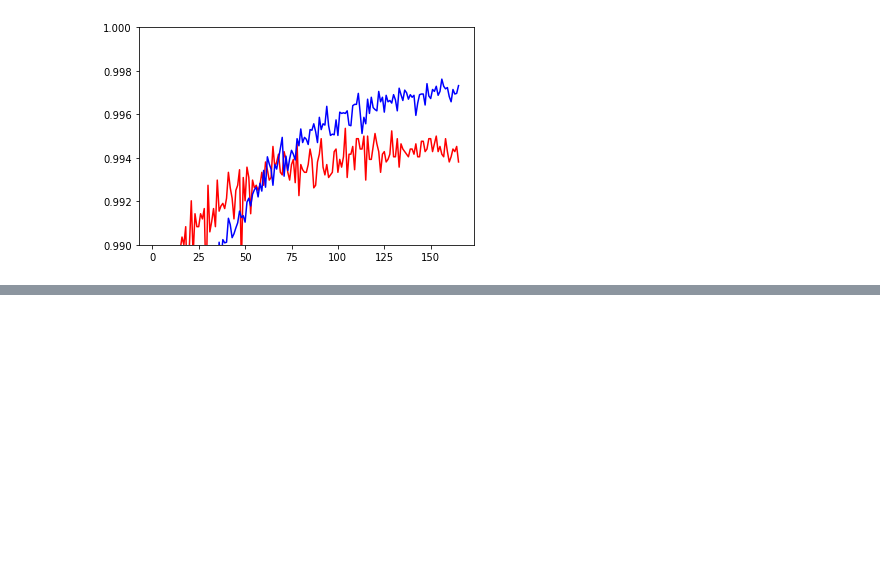
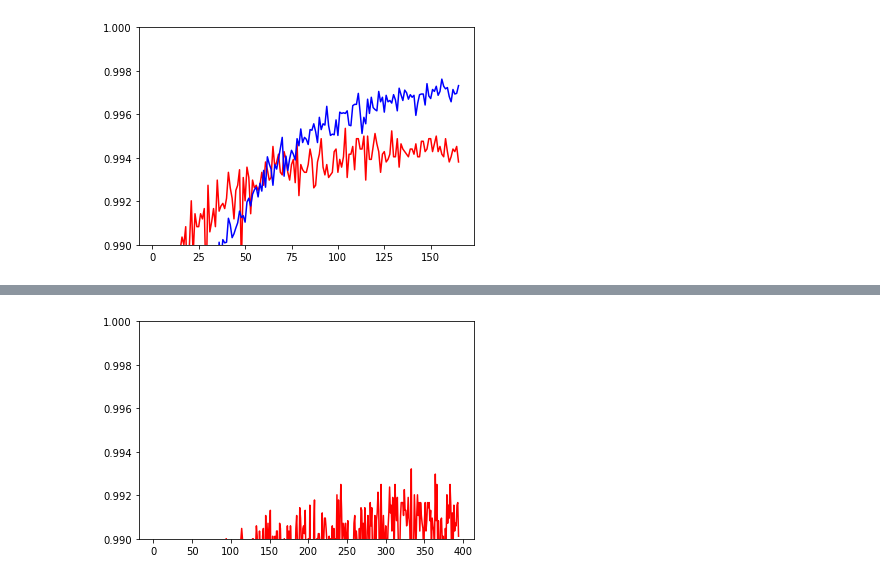
Before and after one commit to NicolasFerland/MNIST, a Jupyter notebook: tensorflowgpu.ipynb, the cells around one changed output, grey strips where cells are left out. Saved outputs shown, nothing was run; the diff lists cells and outputs as text; code cells hidden in the pictures; blank space fills up the shorter version.

```diff
--- a/tensorflowgpu.ipynb
+++ b/tensorflowgpu.ipynb
@@ -68,7 +97,7 @@ model.compile(optimizer='adam',
 callbacks = [EarlyStopping(monitor='val_acc', min_delta=0., patience=10)]
 
 for batchsize in [32, 64, 128, 256]:
-    model.fit(X_train, y_train, epochs=1, batch_size=32,verbose=2,callbacks=callbacks,shuffle=True,
+    model.fit(X_train, y_train, epochs=1, batch_size=batch_size,verbose=2,callbacks=callbacks,shuffle=True,
               validation_data=(X_test, y_test))
 
 # Another advantage of GPU is that my PC fan make less noise with it.
@@ -1178,0 +1266,79 @@ display(best)
+# %%
+# Try with same rather than valid
+
+# Try with GlobalAveragePooling before fully connected.
+
+# Try with parallel MaxPool and Conv like in inception module
+# https://stackoverflow.com/questions/43151775/how-to-have-parallel-convolutional-layers-in-keras
+
+def test(Nfilters, dropoutConv, dropoutEnd, batchsize):
+    model = Sequential() # 28x28, Rep size: 784
+    model.add(Conv2D(filters=Nfilters, kernel_size=3, padding="same", input_shape=(28, 28, 1),
+                     activation='relu'))
+    model.add(Dropout(dropoutConv))
+    model.add(BatchNormalization())
+
+    inp = Input(shape=(28, 28, Nfilters))
+    path1 = MaxPooling2D(pool_size=(2, 2), strides=(2, 2), input_shape=(28, 28, Nfilters))(inp)
+    path2 = (Conv2D(filters= Nfilters, kernel_size=3, strides=2, padding="same", activation='relu'
+                    , input_shape=(28, 28, Nfilters))(inp))  # It means batch norm is before Conv2D
+    ConvPool = Model(input=inp, output=concatenate([path1,path2]))
+    model.add(ConvPool)
+
+    model.add(BatchNormalization())
+    model.add(Conv2D(filters= 2*Nfilters, kernel_size=3, padding="same", activation='relu'))
+    model.add(Dropout(dropoutConv))
+    model.add(BatchNormalization())
+
+    inp2 = Input(shape=(14, 14, 2*Nfilters))
+    path12 = MaxPooling2D(pool_size=(2, 2), strides=(2, 2), input_shape=(14, 14, 2*Nfilters))(inp2)
+    path22 = (Conv2D(filters= Nfilters, kernel_size=3, strides=2, padding="same", activation='relu'
+                    , input_shape=(14, 14, 2*Nfilters))(inp2))  # It means batch norm is before Conv2D
+    ConvPool2 = Model(input=inp2, output=concatenate([path12,path22]))
+    model.add(ConvPool2)
+
+    model.add(BatchNormalization())
+    model.add(Conv2D(filters= 4*Nfilters, kernel_size=3, padding="same", activation='relu'))
+    model.add(Dropout(dropoutConv))
+    model.add(BatchNormalization())
+    model.add(Conv2D(filters= 4*Nfilters, kernel_size=3, padding="same", activation='relu'))
+    model.add(Dropout(dropoutConv))
+    model.add(BatchNormalization())
+    model.add(Conv2D(filters= 4*Nfilters, kernel_size=3, padding="same", activation='relu'))
+    model.add(Dropout(dropoutConv))
+    model.add(BatchNormalization())
+    model.add(Conv2D(filters= 4*Nfilters, kernel_size=3, padding="same", activation='relu'))
+    model.add(Dropout(dropoutConv))
+    model.add(BatchNormalization())
+    model.add(Conv2D(filters= 4*Nfilters, kernel_size=3, padding="same", activation='relu'))
+    model.add(Dropout(dropoutConv))
+    model.add(BatchNormalization())
+    model.add(Conv2D(filters= 4*Nfilters, kernel_size=3, padding="same", activation='relu'))
+    model.add(Dropout(dropoutConv))
+    model.add(GlobalAveragePooling2D())
+    model.add(BatchNormalization())
+    model.add(Dense(2 * Nfilters, activation='relu'))
+    model.add(Dropout(dropoutEnd))
+    model.add(BatchNormalization())
+    model.add(Dense(10, activation='softmax'))
+
+    model.compile(optimizer='adam',
+                  loss='categorical_crossentropy',
+                  metrics=['accuracy'])
+
+    callbacks = [EarlyStopping(monitor='val_acc', min_delta=0., patience=60)]
+
+    history = model.fit(X_train, y_train, epochs=1000, batch_size=batchsize,verbose=2,callbacks=callbacks,shuffle=True,
+                validation_data=(X_test, y_test))
+
+    error = 1 - max(history.history['val_acc'])
+
+    return history.history
+
+history = test(5, 0.2, 0.5, 256)
+print(max(history['val_acc']), 1 - max(history['val_acc']))
+
+xaxis=range(1,len(history['val_acc'])+1)
+plt.plot(xaxis, history['val_acc'], 'r', xaxis, history['acc'], 'b')
+plt.ylim((0.99,1))
+# %% [output]
@@ -1178,0 +1363 @@ display(best)
+[figure, added]
```
Also changed, not shown: parts of 33 cells of this notebook.
